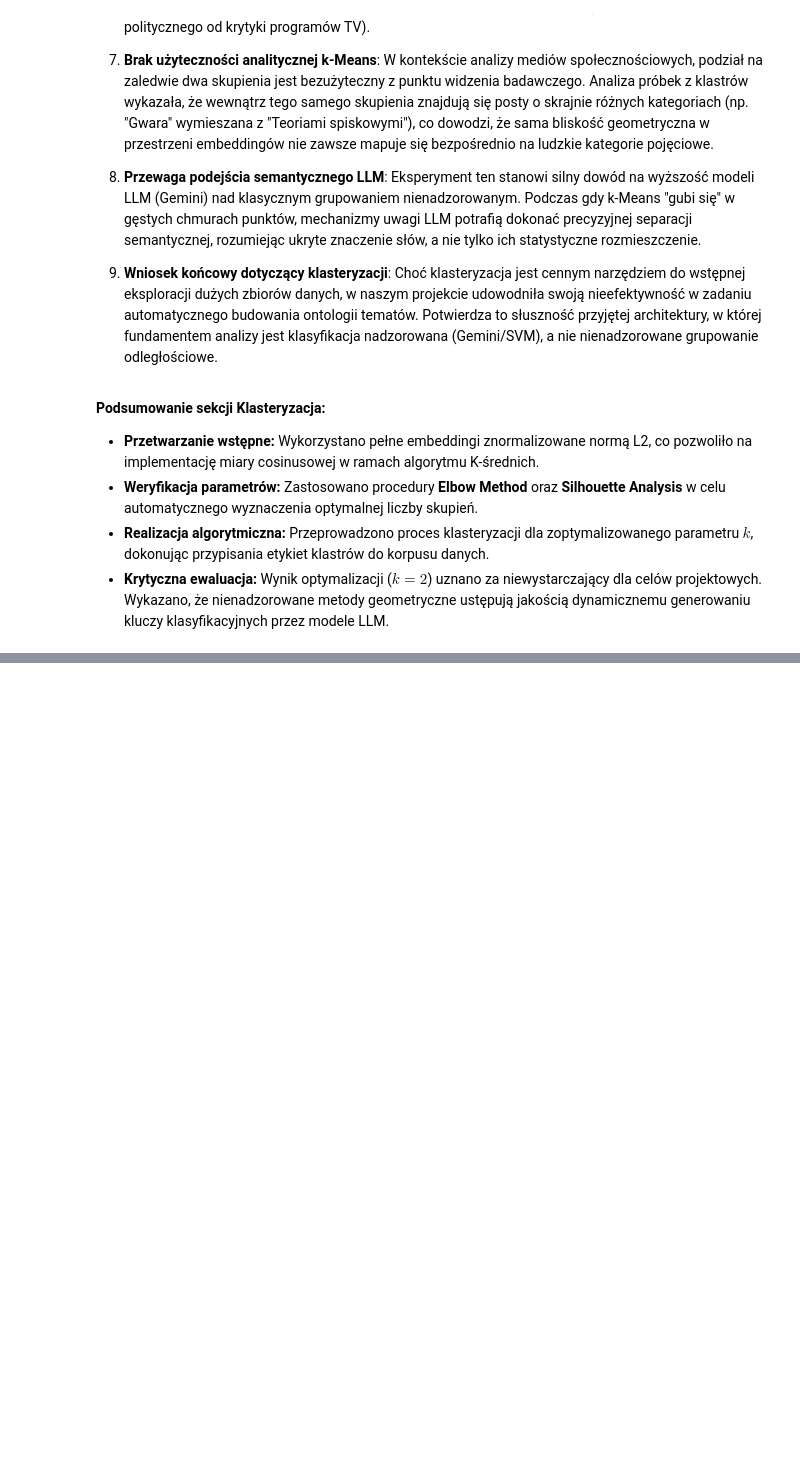
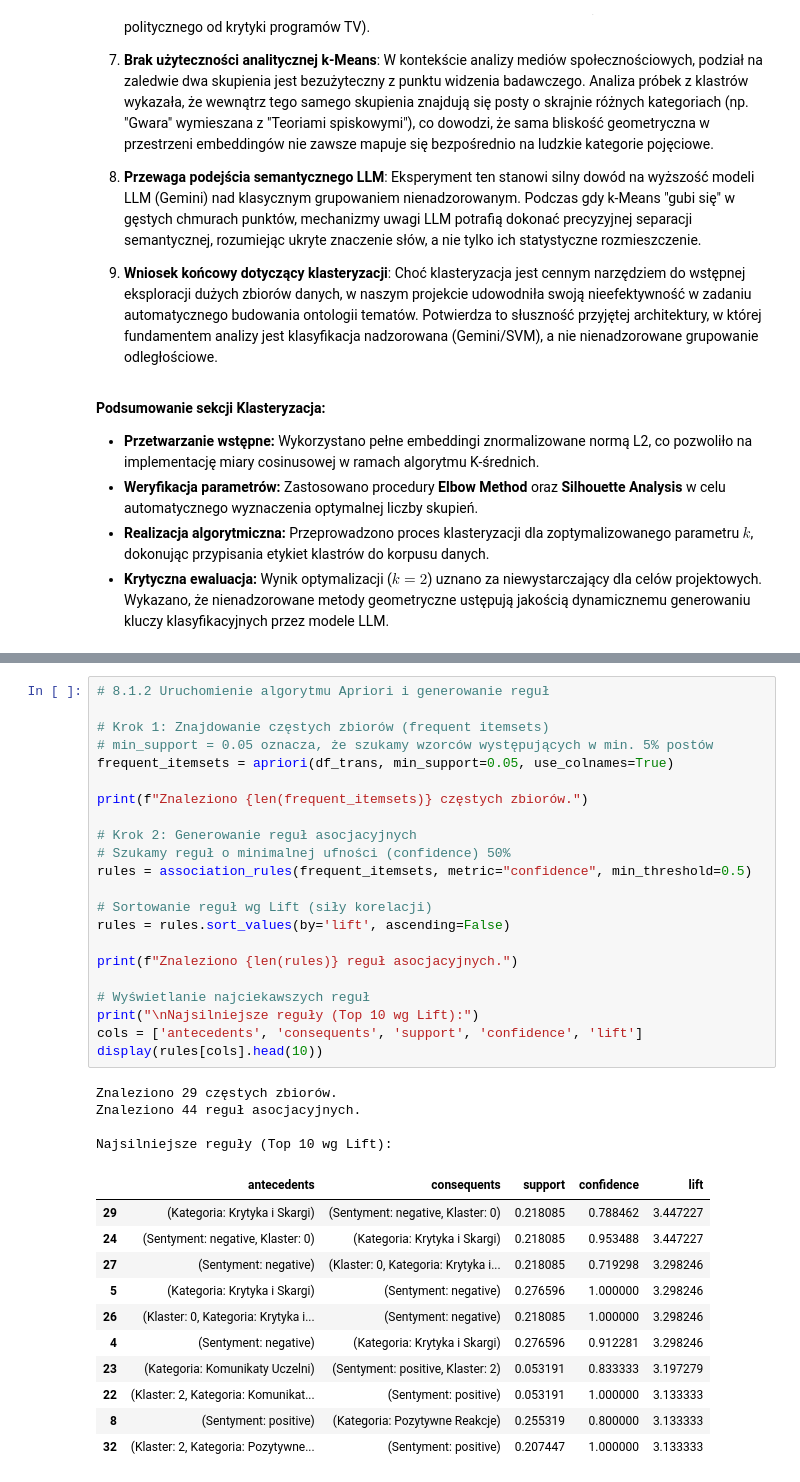
Before and after one commit to KozaBoza/AnalizaKorpusu_SocialPure, a Jupyter notebook: analiza_polsl.ipynb, the cells around one changed output, grey strips where cells are left out. Saved outputs shown, nothing was run; the diff lists cells and outputs as text; blank space fills up the shorter version.

```diff
--- a/analiza_polsl.ipynb
+++ b/analiza_polsl.ipynb
@@ -1168,0 +1317,38 @@ else:
+# %%
+# 8.1.2 Uruchomienie algorytmu Apriori i generowanie reguł
+
+# Krok 1: Znajdowanie częstych zbiorów (frequent itemsets)
+# min_support = 0.05 oznacza, że szukamy wzorców występujących w min. 5% postów
+frequent_itemsets = apriori(df_trans, min_support=0.05, use_colnames=True)
+
+print(f"Znaleziono {len(frequent_itemsets)} częstych zbiorów.")
+
+# Krok 2: Generowanie reguł asocjacyjnych
+# Szukamy reguł o minimalnej ufności (confidence) 50%
+rules = association_rules(frequent_itemsets, metric="confidence", min_threshold=0.5)
+
+# Sortowanie reguł wg Lift (siły korelacji)
+rules = rules.sort_values(by='lift', ascending=False)
+
+print(f"Znaleziono {len(rules)} reguł asocjacyjnych.")
+
+# Wyświetlanie najciekawszych reguł
+print("\nNajsilniejsze reguły (Top 10 wg Lift):")
+cols = ['antecedents', 'consequents', 'support', 'confidence', 'lift']
+display(rules[cols].head(10))
+# %% [output]
+Znaleziono 29 częstych zbiorów.
+Znaleziono 44 reguł asocjacyjnych.
+
+Najsilniejsze reguły (Top 10 wg Lift):
+|  | antecedents | consequents | support | confidence | lift |
+| 29 | (Kategoria: Krytyka i Skargi) | (Sentyment: negative, Klaster: 0) | 0.218085 | 0.788462 | 3.447227 |
+| 24 | (Sentyment: negative, Klaster: 0) | (Kategoria: Krytyka i Skargi) | 0.218085 | 0.953488 | 3.447227 |
+| 27 | (Sentyment: negative) | (Klaster: 0, Kategoria: Krytyka i... | 0.218085 | 0.719298 | 3.298246 |
+| 5 | (Kategoria: Krytyka i Skargi) | (Sentyment: negative) | 0.276596 | 1.000000 | 3.298246 |
+| 26 | (Klaster: 0, Kategoria: Krytyka i... | (Sentyment: negative) | 0.218085 | 1.000000 | 3.298246 |
+| 4 | (Sentyment: negative) | (Kategoria: Krytyka i Skargi) | 0.276596 | 0.912281 | 3.298246 |
+| 23 | (Kategoria: Komunikaty Uczelni) | (Sentyment: positive, Klaster: 2) | 0.053191 | 0.833333 | 3.197279 |
+| 22 | (Klaster: 2, Kategoria: Komunikat... | (Sentyment: positive) | 0.053191 | 1.000000 | 3.133333 |
+| 8 | (Sentyment: positive) | (Kategoria: Pozytywne Reakcje) | 0.255319 | 0.800000 | 3.133333 |
+| 32 | (Klaster: 2, Kategoria: Pozytywne... | (Sentyment: positive) | 0.207447 | 1.000000 | 3.133333 |
```
Also changed, not shown: parts of 62 cells of this notebook, 6 other files.
